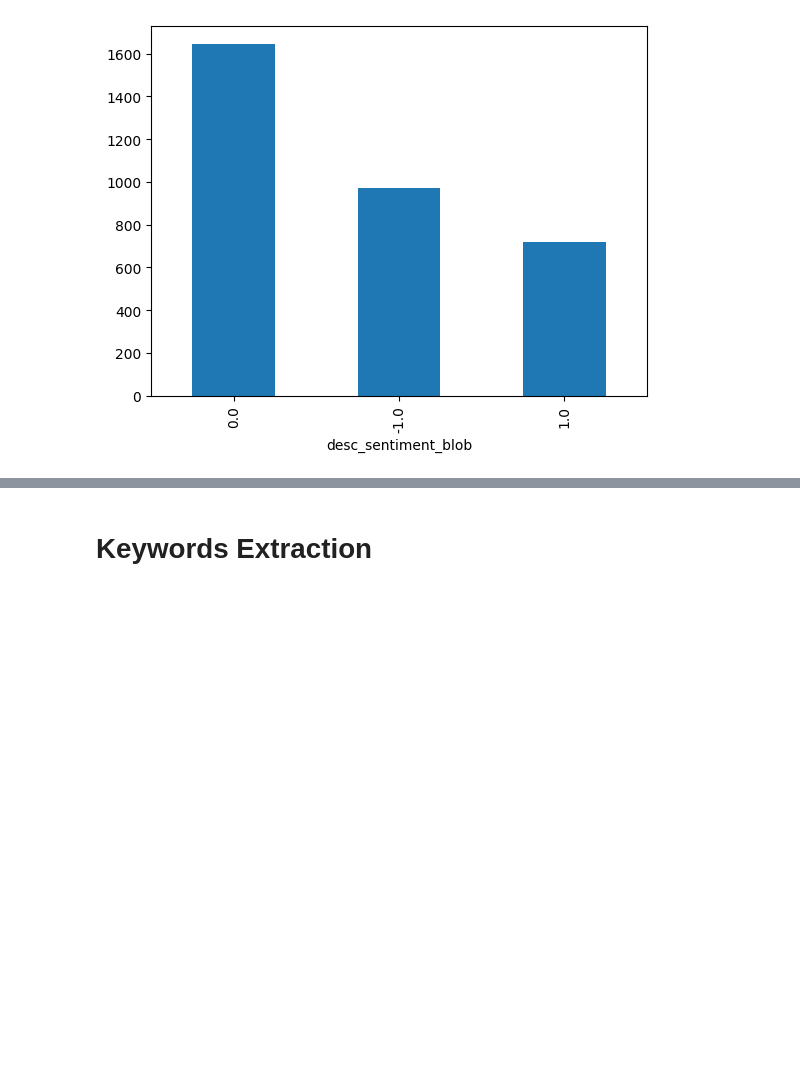
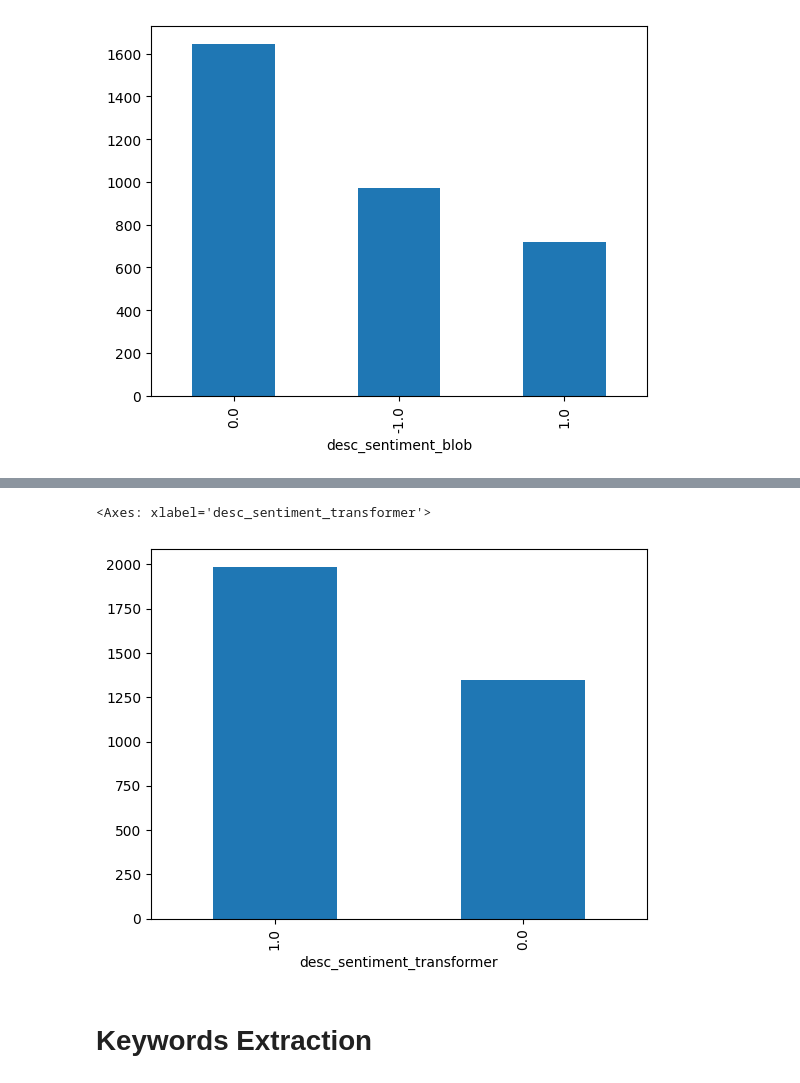
Before and after one commit to Soha85/Soha85, a Jupyter notebook: palestine-israel-news-conflict.ipynb, the cells around one changed output, grey strips where cells are left out. Saved outputs shown, nothing was run; the diff lists cells and outputs as text; code cells hidden in the pictures; blank space fills up the shorter version.

```diff
--- a/palestine-israel-news-conflict.ipynb
+++ b/palestine-israel-news-conflict.ipynb
@@ -243,2 +281,9 @@ news_df['desc_sentiment_blob'].value_counts().plot(kind='bar')
+# %%
+news_df.loc[news_df['desc_sentiment_transformer'] < 0.5, 'desc_sentiment_transformer'] = 0
+news_df.loc[news_df['desc_sentiment_transformer'] >= 0.5, 'desc_sentiment_transformer'] = 1
+news_df['desc_sentiment_transformer'].value_counts().plot(kind='bar')
+# %% [output]
+<Axes: xlabel='desc_sentiment_transformer'>
+[figure, added]
 # %% [markdown]
 # Keywords Extraction
```
Also changed, not shown: parts of 13 cells of this notebook.
